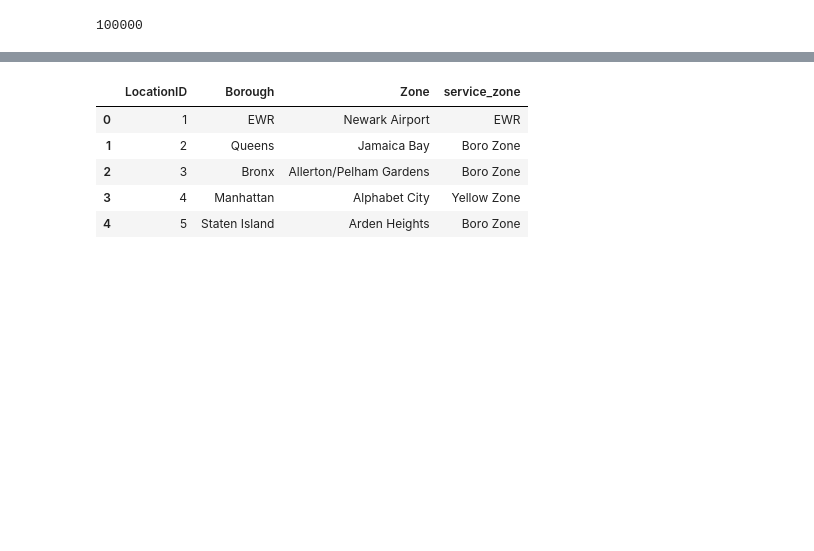
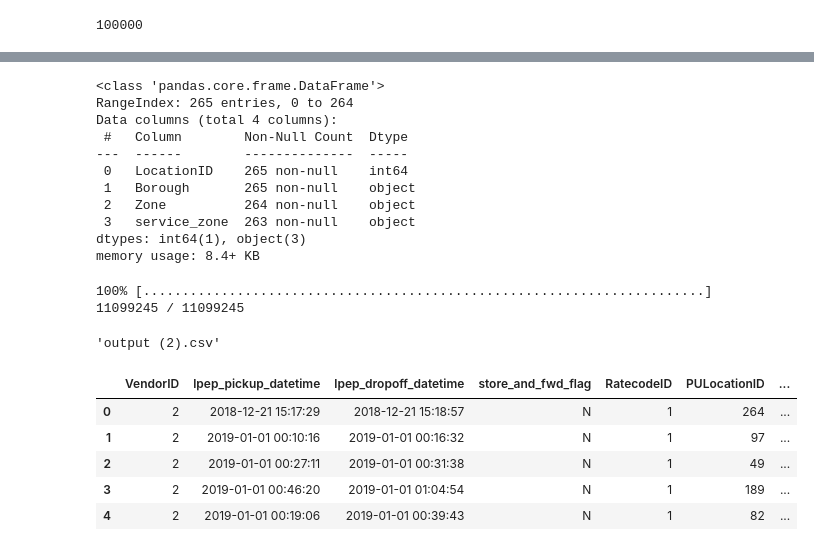
Before and after one commit to nimblefox/Data-Engineering-Zoomcamp, a Jupyter notebook: week_1_basics_and_setup/Loading data to Postgres.ipynb, the cells around one changed output, grey strips where cells are left out. Saved outputs shown, nothing was run; the diff lists cells and outputs as text; code cells hidden in the pictures; blank space fills up the shorter version.

```diff
--- a/week_1_basics_and_setup/Loading data to Postgres.ipynb
+++ b/week_1_basics_and_setup/Loading data to Postgres.ipynb
@@ -73,13 +73,36 @@ inserted another chunk..., took 11.359 second
 StopIteration:
 # %%
 df_zones = pd.read_csv('taxi+_zone_lookup.csv')
-df_zones.head()
+df_zones.info()
 # %% [output]
-|  | LocationID | Borough | Zone | service_zone |
-| 0 | 1 | EWR | Newark Airport | EWR |
-| 1 | 2 | Queens | Jamaica Bay | Boro Zone |
-| 2 | 3 | Bronx | Allerton/Pelham Gardens | Boro Zone |
-| 3 | 4 | Manhattan | Alphabet City | Yellow Zone |
-| 4 | 5 | Staten Island | Arden Heights | Boro Zone |
+<class 'pandas.core.frame.DataFrame'>
+RangeIndex: 265 entries, 0 to 264
+Data columns (total 4 columns):
+ #   Column        Non-Null Count  Dtype
+---  ------        --------------  -----
+ 0   LocationID    265 non-null    int64
+ 1   Borough       265 non-null    object
+ 2   Zone          264 non-null    object
+ 3   service_zone  263 non-null    object
+dtypes: int64(1), object(3)
+memory usage: 8.4+ KB
 # %%
 df_zones.to_sql(name='zones', con=engine, if_exists='replace')
+# %%
+import wget
+wget.download(url="https://github.com/DataTalksClub/nyc-tlc-data/releases/download/green/green_tripdata_2019-01.csv.gz", out="output.csv")
+# %% [output]
+100% [........................................................................] 11099245 / 11099245
+'output (2).csv'
+# %%
+import pandas as pd
+dd = pd.read_csv("output (2).csv", compression='gzip')
+# %%
+dd.head()
+# %% [output]
+|  | VendorID | lpep_pickup_datetime | lpep_dropoff_datetime | store_and_fwd_flag | RatecodeID | PULocationID | ... |
+| 0 | 2 | 2018-12-21 15:17:29 | 2018-12-21 15:18:57 | N | 1 | 264 | ... |
+| 1 | 2 | 2019-01-01 00:10:16 | 2019-01-01 00:16:32 | N | 1 | 97 | ... |
+| 2 | 2 | 2019-01-01 00:27:11 | 2019-01-01 00:31:38 | N | 1 | 49 | ... |
+| 3 | 2 | 2019-01-01 00:46:20 | 2019-01-01 01:04:54 | N | 1 | 189 | ... |
+| 4 | 2 | 2019-01-01 00:19:06 | 2019-01-01 00:39:43 | N | 1 | 82 | ... |
```
Also changed, not shown: parts of 5 cells of this notebook, 6 other files.
